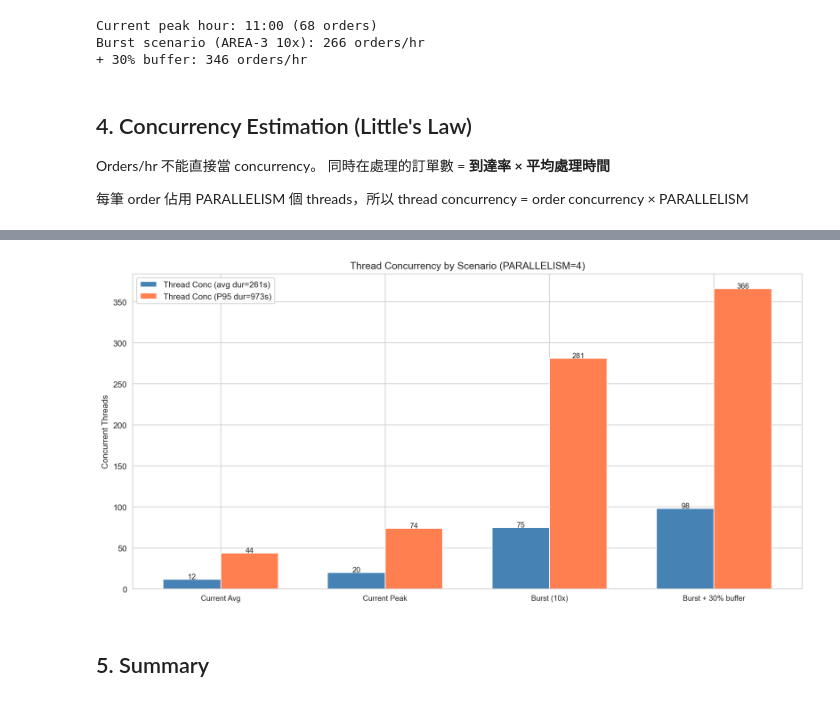
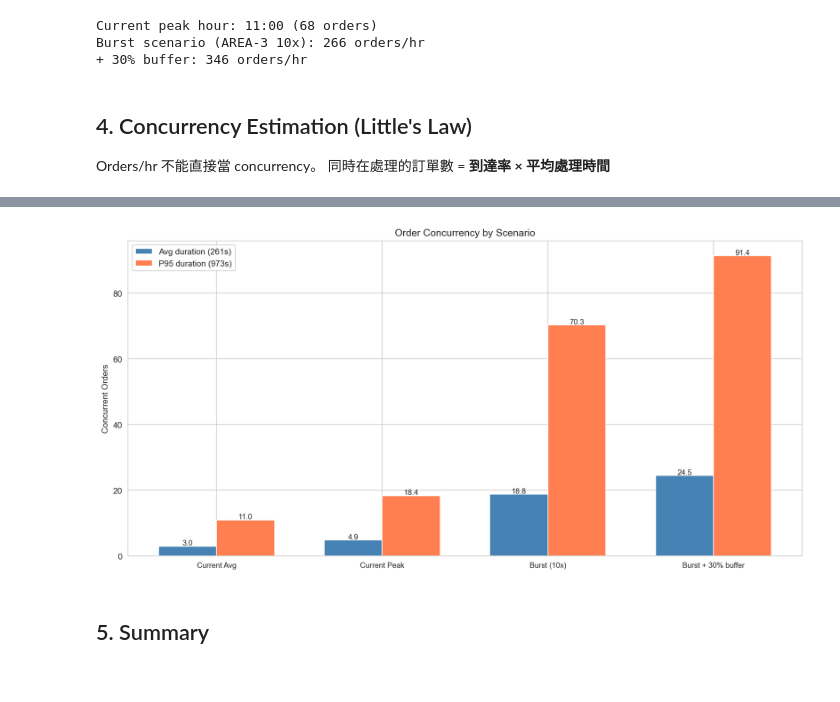
Before and after one commit to yschiang/perf-profiling, a Jupyter notebook: notebooks/step6_capacity_sizing.ipynb, the cells around one changed output, grey strips where cells are left out. Saved outputs shown, nothing was run; the diff lists cells and outputs as text; code cells hidden in the pictures.

Commit message:
Step 6: concurrency by order only (remove thread), fix summary export

```diff
--- a/notebooks/step6_capacity_sizing.ipynb
+++ b/notebooks/step6_capacity_sizing.ipynb
@@ -251,8 +251,6 @@ Burst scenario (AREA-3 10x): 266 orders/hr
 
 Orders/hr 不能直接當 concurrency。
 同時在處理的訂單數 = **到達率 × 平均處理時間**
-
-每筆 order 佔用 PARALLELISM 個 threads，所以 thread concurrency = order concurrency × PARALLELISM
 # %%
 # Concurrency estimation using Little's Law
 # L = λ × W  (concurrent orders = arrival_rate × avg_processing_time)
@@ -267,75 +265,49 @@ avg_duration_sec = normal['total_duration_seconds'].mean()
 p50_duration_sec = normal['total_duration_seconds'].median()
 p95_duration_sec = normal['total_duration_seconds'].quantile(0.95)
 
-print(f"Processing time (normal orders): avg={avg_duration_sec:.0f}s ({avg_duration_sec/60:.1f}min), "
-      f"P50={p50_duration_sec:.0f}s, P95={p95_duration_sec:.0f}s")
+print(f"Processing time (total_duration_seconds, normal orders):")
+print(f"  avg={avg_duration_sec:.0f}s ({avg_duration_sec/60:.1f}min), P50={p50_duration_sec:.0f}s, P95={p95_duration_sec:.0f}s")
 
 # Build concurrency table
 scenarios_conc = []
-# Current avg
-scenarios_conc.append({
-    'Scenario': 'Current Avg',
-    'Orders/hr': hourly_stats['avg'].mean(),
-    'Avg Duration (s)': avg_duration_sec,
-})
-# Current peak
-scenarios_conc.append({
-    'Scenario': 'Current Peak',
-    'Orders/hr': hourly_stats['peak'].max(),
-    'Avg Duration (s)': avg_duration_sec,
-})
-# Burst (worst case)
+scenarios_conc.append({'Scenario': 'Current Avg', 'Orders/hr': hourly_stats['avg'].mean()})
+scenarios_conc.append({'Scenario': 'Current Peak', 'Orders/hr': hourly_stats['peak'].max()})
 max_burst = scenario_df['Total System Load (orders/hr)'].max()
-scenarios_conc.append({
-    'Scenario': f'Burst ({BURST_MULTIPLIER}x)',
-    'Orders/hr': max_burst,
-    'Avg Duration (s)': avg_duration_sec,
-})
-# Burst + buffer
-scenarios_conc.append({
-    'Scenario': f'Burst + {(CAPACITY_BUFFER-1)*100:.0f}% buffer',
-    'Orders/hr': max_burst * CAPACITY_BUFFER,
-    'Avg Duration (s)': avg_duration_sec,
-})
+scenarios_conc.append({'Scenario': f'Burst ({BURST_MULTIPLIER}x)', 'Orders/hr': max_burst})
+scenarios_conc.append({'Scenario': f'Burst + {(CAPACITY_BUFFER-1)*100:.0f}% buffer', 'Orders/hr': max_burst * CAPACITY_BUFFER})
 
 conc_df = pd.DataFrame(scenarios_conc)
-conc_df['Order Concurrency'] = (conc_df['Orders/hr'] * conc_df['Avg Duration (s)'] / 3600).round(1)
-conc_df['Thread Concurrency'] = (conc_df['Order Concurrency'] * PARALLELISM).round(0).astype(int)
+conc_df['Conc (avg dur)'] = (conc_df['Orders/hr'] * avg_duration_sec / 3600).round(1)
+conc_df['Conc (P95 dur)'] = (conc_df['Orders/hr'] * p95_duration_sec / 3600).round(1)
 
-# Also show with P95 duration (pessimistic estimate)
-conc_df['Order Conc (P95 dur)'] = (conc_df['Orders/hr'] * p95_duration_sec / 3600).round(1)
-conc_df['Thread Conc (P95 dur)'] = (conc_df['Order Conc (P95 dur)'] * PARALLELISM).round(0).astype(int)
+print(f"\n=== Order Concurrency (Little's Law: L = λ × W) ===")
+print(f"{'Scenario':<25} {'Orders/hr':>10} {'Conc (avg)':>12} {'Conc (P95)':>12}")
+print("-" * 62)
+for _, row in conc_df.iterrows():
+    print(f"{row['Scenario']:<25} {row['Orders/hr']:>10.0f} {row['Conc (avg dur)']:>12.1f} {row['Conc (P95 dur)']:>12.1f}")
 
-print(f"\nParallelism per order: {PARALLELISM} threads")
-print(f"\n=== Concurrency Estimation (Little's Law: L = λ × W) ===")
-print(f"{'Scenario':<25} {'Orders/hr':>10} {'Order Conc':>12} {'Thread Conc':>13} │ {'Order(P95)':>12} {'Thread(P95)':>13}")
-print("-" * 95)
-for _, row in conc_df.iterrows():
-    print(f"{row['Scenario']:<25} {row['Orders/hr']:>10.0f} {row['Order Concurrency']:>12.1f} {row['Thread Concurrency']:>13} │ "
-          f"{row['Order Conc (P95 dur)']:>12.1f} {row['Thread Conc (P95 dur)']:>13}")
-
-print(f"\n  Order Concurrency = Orders/hr × Avg Duration / 3600")
-print(f"  Thread Concurrency = Order Concurrency × {PARALLELISM} (parallelism)")
-print(f"  P95 column = 用 P95 duration 估算（悲觀情境，tail orders 處理更久）")
+print(f"\n  Conc = 同時在處理的訂單數 = Orders/hr × Processing Time / 3600")
+print(f"  avg dur: 用正常訂單平均耗時 ({avg_duration_sec:.0f}s) 估算")
+print(f"  P95 dur: 用正常訂單 P95 耗時 ({p95_duration_sec:.0f}s) 估算（悲觀情境）")
 
 # Chart
 fig, ax = plt.subplots(figsize=(12, 6))
 x = range(len(conc_df))
 w = 0.35
-bars1 = ax.bar([i - w/2 for i in x], conc_df['Thread Concurrency'], width=w,
-               label=f'Thread Conc (avg dur={avg_duration_sec:.0f}s)', color='steelblue')
-bars2 = ax.bar([i + w/2 for i in x], conc_df['Thread Conc (P95 dur)'], width=w,
-               label=f'Thread Conc (P95 dur={p95_duration_sec:.0f}s)', color='coral')
+bars1 = ax.bar([i - w/2 for i in x], conc_df['Conc (avg dur)'], width=w,
+               label=f'Avg duration ({avg_duration_sec:.0f}s)', color='steelblue')
+bars2 = ax.bar([i + w/2 for i in x], conc_df['Conc (P95 dur)'], width=w,
+               label=f'P95 duration ({p95_duration_sec:.0f}s)', color='coral')
 
 for bar in bars1:
-    ax.text(bar.get_x() + bar.get_width()/2, bar.get_height() + 0.5, f'{bar.get_height():.0f}', ha='center', fontsize=9)
+    ax.text(bar.get_x() + bar.get_width()/2, bar.get_height() + 0.3, f'{bar.get_height():.1f}', ha='center', fontsize=9)
 for bar in bars2:
-    ax.text(bar.get_x() + bar.get_width()/2, bar.get_height() + 0.5, f'{bar.get_height():.0f}', ha='center', fontsize=9)
+    ax.text(bar.get_x() + bar.get_width()/2, bar.get_height() + 0.3, f'{bar.get_height():.1f}', ha='center', fontsize=9)
 
 ax.set_xticks(list(x))
 ax.set_xticklabels(conc_df['Scenario'], fontsize=9)
-ax.set_title(f'Thread Concurrency by Scenario (PARALLELISM={PARALLELISM})')
-ax.set_ylabel('Concurrent Threads')
+ax.set_title('Order Concurrency by Scenario')
+ax.set_ylabel('Concurrent Orders')
 ax.legend()
 plt.tight_layout()
 plt.savefig(REPORTS_DIR / 'step6_concurrency.png', dpi=150)
@@ -359,4 +330,4 @@ Burst + 30% buffer               338         24.5            98 │         91.4
-[figure, old version]
+[figure, new version]
 # %% [markdown]
 ## 5. Summary
 # %%
```
Also changed, not shown: parts of 2 cells of this notebook.
